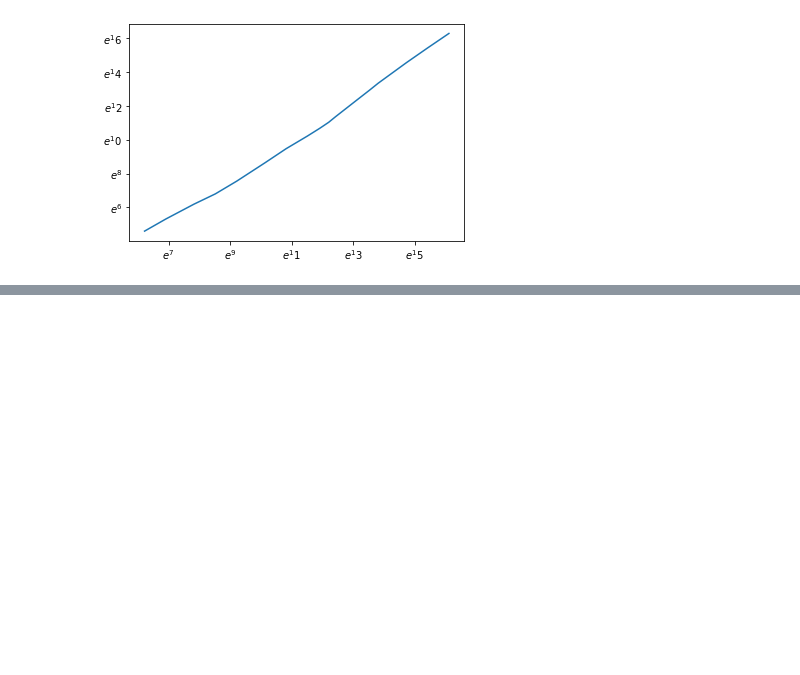
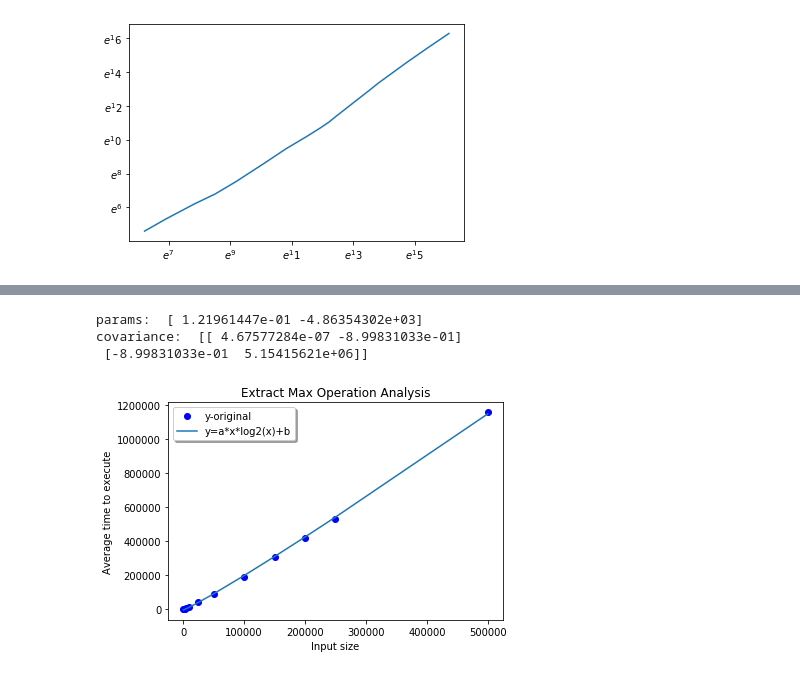
Before and after one commit to thanksgold/IdealAmazon, a Jupyter notebook: Untitled2.ipynb, the cells around one changed output, grey strips where cells are left out. Cells and saved outputs as stored; diff of their text form; code cells hidden in the pictures; blank space fills up the shorter version.

```diff
--- a/Untitled2.ipynb
+++ b/Untitled2.ipynb
@@ -137,0 +199,28 @@ NameError: name 'log' is not defined
+# %%
+# heap extract max operations
+x = [500, 1000, 2500, 5000, 10000, 25000, 50000, 100000, 150000, 200000, 250000, 500000]#, 750000, 1000000, 2500000]
+y = [340, 1082, 2984, 6602, 14636, 40530, 86950, 189001, 305981, 418815, 532151, 1159078]#,  31516,  60818,   49160  ]
+
+def n_log_n(x, a, b):
+    return a*x*log2(x)+b
+
+params, covs = curve_fit(n_log_n, x, y)
+print("params: ", params)
+print("covariance: ", covs)
+
+params, _ = curve_fit(n_log_n, x, y)
+a, b = params[0], params[1]
+yfit1 = [a*e*log2(e)+b for i, e in enumerate(x)]
+
+plt.plot(x, y, 'bo', label="y-original")
+plt.plot(x, yfit1, label="y=a*x*log2(x)+b")
+plt.title('Extract Max Operation Analysis')
+plt.xlabel('Input size')
+plt.ylabel('Average time to execute')
+plt.legend(loc='best', fancybox=True, shadow=True)
+plt.show()
+# %% [output]
+params:  [ 1.21961447e-01 -4.86354302e+03]
+covariance:  [[ 4.67577284e-07 -8.99831033e-01]
+ [-8.99831033e-01  5.15415621e+06]]
+[figure, added]
```
Also changed, not shown: parts of 5 cells of this notebook, 34 other files.
